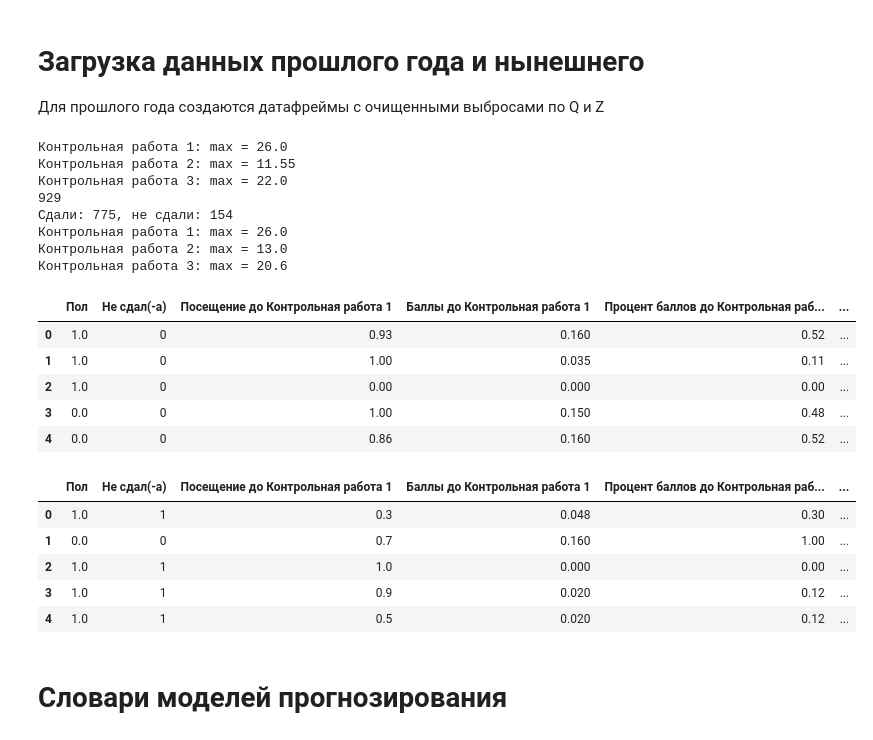
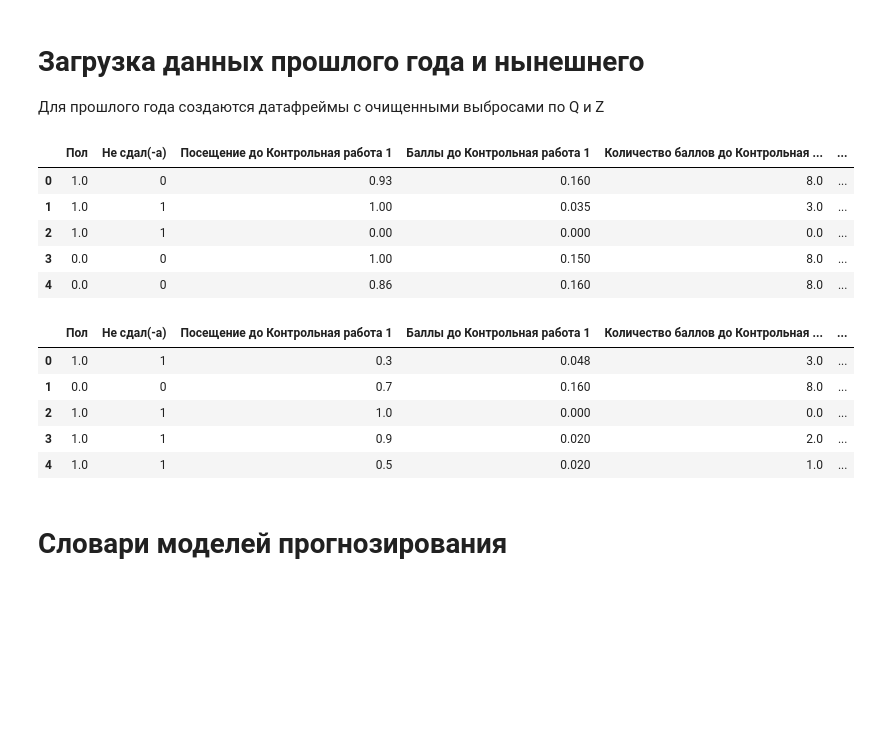
Before and after one commit to KokonTrol/VKR, a Jupyter notebook: Блокноты/AnalysisPrediction.ipynb, the cells around one changed output. Saved outputs shown, nothing was run; the diff lists cells and outputs as text; code cells hidden in the pictures; blank space fills up the shorter version.

```diff
--- a/Блокноты/AnalysisPrediction.ipynb
+++ b/Блокноты/AnalysisPrediction.ipynb
@@ -55,38 +61,30 @@ from itertools import chain
 # Загрузка данных прошлого года и нынешнего
 Для прошлого года создаются датафреймы с очищенными выбросами по Q и Z
 # %%
-data = BaseFuncs.GetDataFrameListFromFileConverted("/content/drive/My Drive/Учёба/8 семестр/диплом/Проект/VKR/Учет контрольных/Преобразованные/ПиОА 1 преобразованные.csv")
+data = BaseFuncs.GetDataFrameListFromFileConverted("/content/drive/My Drive/Учёба/8 семестр/диплом/Проект/VKR/Учет контрольных/Преобразованные/ПиОА 1.csv")
 data = AnalysisFunc.MakeFloat(data, ["Пол"])
 data_Q = AnalysisFunc.DeleteByQuantile(data, 0.15)
 data_Z = AnalysisFunc.DeleteByZ(data)
 data_dict = {"Original": data, "Квартиль": data_Q, "По Z": data_Z}
 data.head(5)
 # %% [output]
-Контрольная работа 1: max = 26.0
-Контрольная работа 2: max = 11.55
-Контрольная работа 3: max = 22.0
-929
-Сдали: 775, не сдали: 154
-Контрольная работа 1: max = 26.0
-Контрольная работа 2: max = 13.0
-Контрольная работа 3: max = 20.6
-|  | Пол | Не сдал(-а) | Посещение до Контрольная работа 1 | Баллы до Контрольная работа 1 | Процент баллов до Контрольная раб... | ... |
-| 0 | 1.0 | 0 | 0.93 | 0.160 | 0.52 | ... |
-| 1 | 1.0 | 0 | 1.00 | 0.035 | 0.11 | ... |
-| 2 | 1.0 | 0 | 0.00 | 0.000 | 0.00 | ... |
-| 3 | 0.0 | 0 | 1.00 | 0.150 | 0.48 | ... |
-| 4 | 0.0 | 0 | 0.86 | 0.160 | 0.52 | ... |
+|  | Пол | Не сдал(-а) | Посещение до Контрольная работа 1 | Баллы до Контрольная работа 1 | Количество баллов до Контрольная ... | ... |
+| 0 | 1.0 | 0 | 0.93 | 0.160 | 8.0 | ... |
+| 1 | 1.0 | 1 | 1.00 | 0.035 | 3.0 | ... |
+| 2 | 1.0 | 1 | 0.00 | 0.000 | 0.0 | ... |
+| 3 | 0.0 | 0 | 1.00 | 0.150 | 8.0 | ... |
+| 4 | 0.0 | 0 | 0.86 | 0.160 | 8.0 | ... |
 # %%
-dataReal = BaseFuncs.GetDataFrameListFromFileConverted("/content/drive/My Drive/Учёба/8 семестр/диплом/Проект/VKR/Учет контрольных/Преобразованные/ПиОА тест преобразованные.csv")
+dataReal = BaseFuncs.GetDataFrameListFromFileConverted("/content/drive/My Drive/Учёба/8 семестр/диплом/Проект/VKR/Учет контрольных/Преобразованные/ПиОА тест.csv")
 dataReal = AnalysisFunc.MakeFloat(dataReal, ["Пол"])
 dataReal.head(5)
 # %% [output]
-|  | Пол | Не сдал(-а) | Посещение до Контрольная работа 1 | Баллы до Контрольная работа 1 | Процент баллов до Контрольная раб... | ... |
-| 0 | 1.0 | 1 | 0.3 | 0.048 | 0.30 | ... |
-| 1 | 0.0 | 0 | 0.7 | 0.160 | 1.00 | ... |
-| 2 | 1.0 | 1 | 1.0 | 0.000 | 0.00 | ... |
-| 3 | 1.0 | 1 | 0.9 | 0.020 | 0.12 | ... |
-| 4 | 1.0 | 1 | 0.5 | 0.020 | 0.12 | ... |
+|  | Пол | Не сдал(-а) | Посещение до Контрольная работа 1 | Баллы до Контрольная работа 1 | Количество баллов до Контрольная ... | ... |
+| 0 | 1.0 | 1 | 0.3 | 0.048 | 3.0 | ... |
+| 1 | 0.0 | 0 | 0.7 | 0.160 | 8.0 | ... |
+| 2 | 1.0 | 1 | 1.0 | 0.000 | 0.0 | ... |
+| 3 | 1.0 | 1 | 0.9 | 0.020 | 2.0 | ... |
+| 4 | 1.0 | 1 | 0.5 | 0.020 | 1.0 | ... |
 # %% [markdown]
 # Словари моделей прогнозирования
 # %%
```
Also changed, not shown: parts of 9 cells of this notebook, 10 other files.
